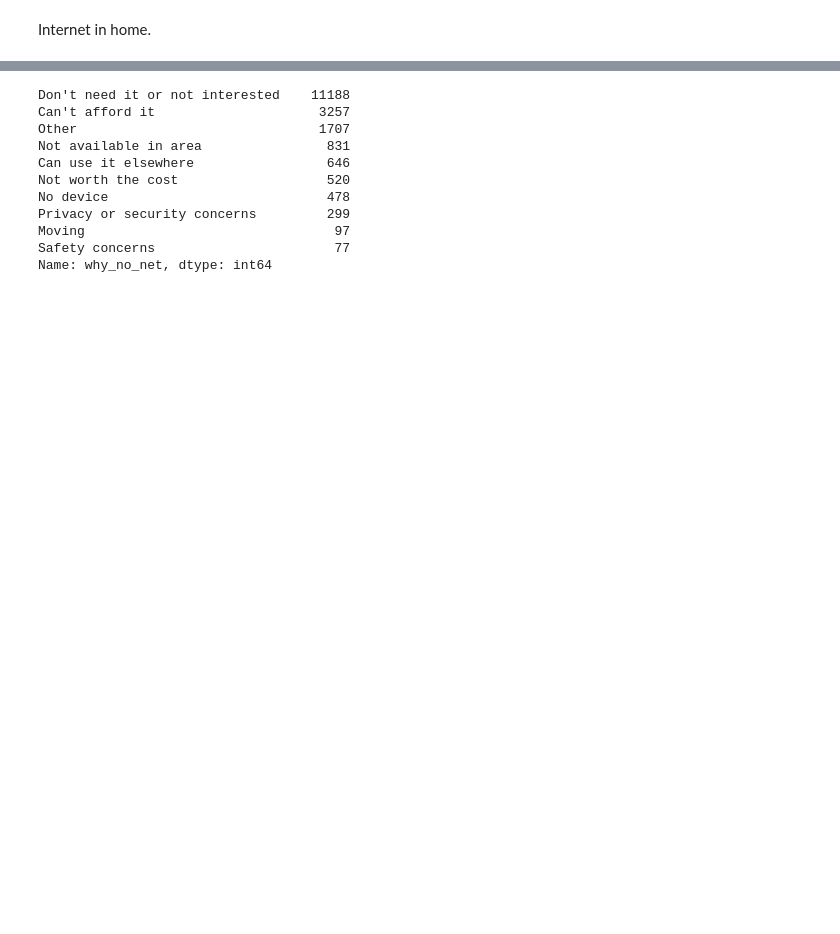
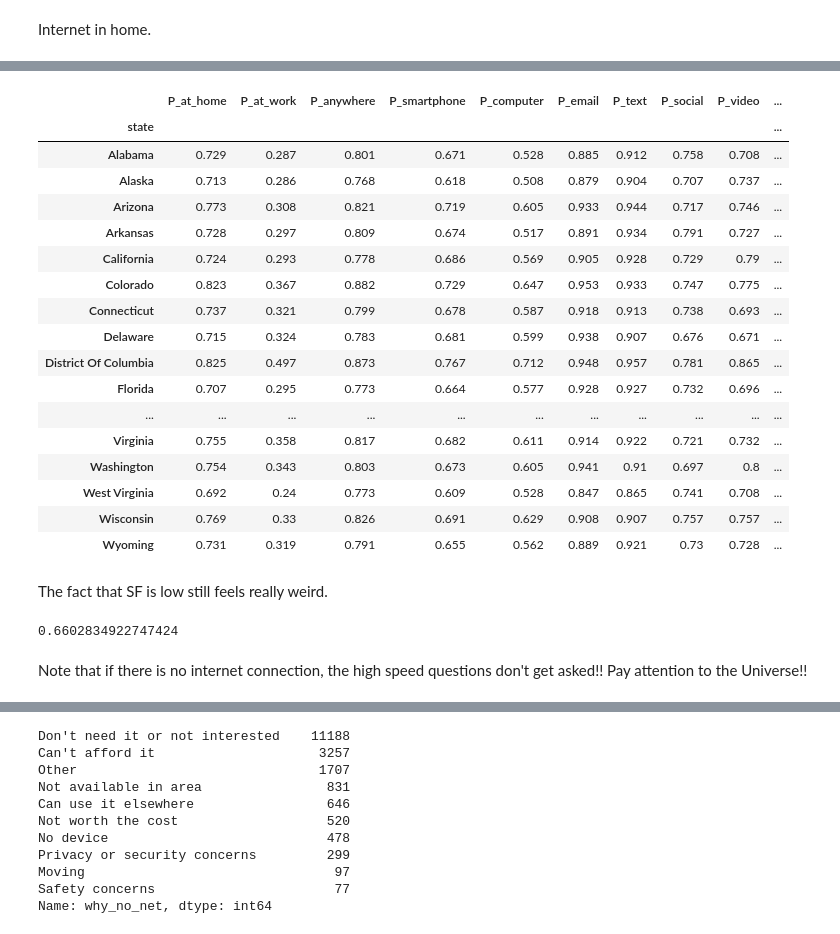
Before and after one commit to JamesSaxon/neighborhood_broadband, a Jupyter notebook: cps.ipynb, the cells around one changed output, grey strips where cells are left out. Cells and saved outputs as stored; diff of their text form; code cells hidden in the pictures; blank space fills up the shorter version.

Commit message:
match the CPS data to official

```diff
--- a/cps.ipynb
+++ b/cps.ipynb
@@ -117,20 +176,2 @@ Name: pwsswgt, dtype: float64
 # %% [markdown]
 Internet in home.
-# %%
-def h_weighted_mean(grp): return grp._get_numeric_data().multiply(grp['hwhhwgt'], axis=0).sum()/grp['hwhhwgt'].sum()
-def p_weighted_mean(grp): return grp._get_numeric_data().multiply(grp['pwsswgt'], axis=0).sum()/grp['pwsswgt'].sum()
-
-def access(df, grouper):
-
-    prime_age = "(18 <= prtage) & (prtage < 65)"
-    home   = df.query("(peinhome > 0) & " + prime_age).groupby(grouper).apply(p_weighted_mean).P_at_home
-    work   = df.query("(peinwork > 0) & " + prime_age).groupby(grouper).apply(p_weighted_mean).P_at_work
-    mphone = df.query("(pemphone > 0) & " + prime_age).groupby(grouper).apply(p_weighted_mean).P_smartphone
-    mphone_resp = df.groupby(grouper).apply(p_weighted_mean).P_smartphone_resp
-
-    mobile = df.query("hemobdat > 0").groupby(grouper).apply(h_weighted_mean).H_mobdat
-    highsp = df.query("hehomte1 > 0").groupby(grouper).apply(h_weighted_mean).H_highsp
-
-    assembled = pd.concat([home, work, mphone, mphone_resp, mobile, highsp], axis = 1).round(3)
-
-    return assembled.sort_values("H_highsp", ascending = False)
@@ -157,0 +178,43 @@ access(cps_city, "city")
+# %%
+def weighted_mean(G, w): return G._get_numeric_data().multiply(G[w],  axis=0).sum()/G[w].sum()
+
+def access(df, grouper):
+
+    hwss_vars =  df.query("isHouseholder").groupby(grouper).apply(weighted_mean, w = "hwhhwgt")\
+                   [["H_mobdat", "H_highsp"]]
+
+    hwss_vars_use =  df.query("isHouseholder & (H_at_home == False)")\
+                       .groupby(grouper).apply(weighted_mean, w = "hwhhwgt")\
+                       [["H_nonuse_cost", "H_nonuse_no_interest", "H_nonuse_not_available"]]
+
+    pwss_vars =  df.query("isPerson").groupby(grouper).apply(weighted_mean, w = "pwsswgt")\
+                   [["P_at_home", "P_at_work", "P_anywhere", "P_smartphone", "P_computer"]]
+
+    pwpr_vars =  df.query("isRespondent").groupby(grouper).apply(weighted_mean, w = "pwprmwgt")\
+                   [["P_email", "P_text", "P_social", "P_video", "P_services"]]
+
+    return pwss_vars.join(pwpr_vars).join(hwss_vars).join(hwss_vars_use).round(3)
+# %%
+state_access = access(cps, "state")
+state_access.index = state_access.index.str.replace("_", " ").str.title()
+
+state_access.style.background_gradient(cmap = "viridis")
+# %% [output]
+|  | P_at_home | P_at_work | P_anywhere | P_smartphone | P_computer | P_email | P_text | P_social | P_video | ... |
+| state |  |  |  |  |  |  |  |  |  | ... |
+| Alabama | 0.729 | 0.287 | 0.801 | 0.671 | 0.528 | 0.885 | 0.912 | 0.758 | 0.708 | ... |
+| Alaska | 0.713 | 0.286 | 0.768 | 0.618 | 0.508 | 0.879 | 0.904 | 0.707 | 0.737 | ... |
+| Arizona | 0.773 | 0.308 | 0.821 | 0.719 | 0.605 | 0.933 | 0.944 | 0.717 | 0.746 | ... |
+| Arkansas | 0.728 | 0.297 | 0.809 | 0.674 | 0.517 | 0.891 | 0.934 | 0.791 | 0.727 | ... |
+| California | 0.724 | 0.293 | 0.778 | 0.686 | 0.569 | 0.905 | 0.928 | 0.729 | 0.79 | ... |
+| Colorado | 0.823 | 0.367 | 0.882 | 0.729 | 0.647 | 0.953 | 0.933 | 0.747 | 0.775 | ... |
+| Connecticut | 0.737 | 0.321 | 0.799 | 0.678 | 0.587 | 0.918 | 0.913 | 0.738 | 0.693 | ... |
+| Delaware | 0.715 | 0.324 | 0.783 | 0.681 | 0.599 | 0.938 | 0.907 | 0.676 | 0.671 | ... |
+| District Of Columbia | 0.825 | 0.497 | 0.873 | 0.767 | 0.712 | 0.948 | 0.957 | 0.781 | 0.865 | ... |
+| Florida | 0.707 | 0.295 | 0.773 | 0.664 | 0.577 | 0.928 | 0.927 | 0.732 | 0.696 | ... |
+| ... | ... | ... | ... | ... | ... | ... | ... | ... | ... | ... |
+| Virginia | 0.755 | 0.358 | 0.817 | 0.682 | 0.611 | 0.914 | 0.922 | 0.721 | 0.732 | ... |
+| Washington | 0.754 | 0.343 | 0.803 | 0.673 | 0.605 | 0.941 | 0.91 | 0.697 | 0.8 | ... |
+| West Virginia | 0.692 | 0.24 | 0.773 | 0.609 | 0.528 | 0.847 | 0.865 | 0.741 | 0.708 | ... |
+| Wisconsin | 0.769 | 0.33 | 0.826 | 0.691 | 0.629 | 0.908 | 0.907 | 0.757 | 0.757 | ... |
+| Wyoming | 0.731 | 0.319 | 0.791 | 0.655 | 0.562 | 0.889 | 0.921 | 0.73 | 0.728 | ... |
@@ -157,0 +224,9 @@ access(cps_city, "city")
+# %% [markdown]
+The fact that SF is low still feels really weird.
+# %%
+sf = cps.query("(gestfips == 6) & (gtcbsa == 41860) & (gtcbsast == 1) & (gtco == 75) & (gtindvpc == 1)")
+sf.query("heinhome == 1").hwhhwgt.sum() / sf.query("heinhome > 0").hwhhwgt.sum()
+# %% [output]
+0.6602834922747424
+# %% [markdown]
+Note that if there is no internet connection, the high speed questions don't get asked!!  Pay attention to the Universe!!
```
Also changed, not shown: parts of 18 cells of this notebook.
